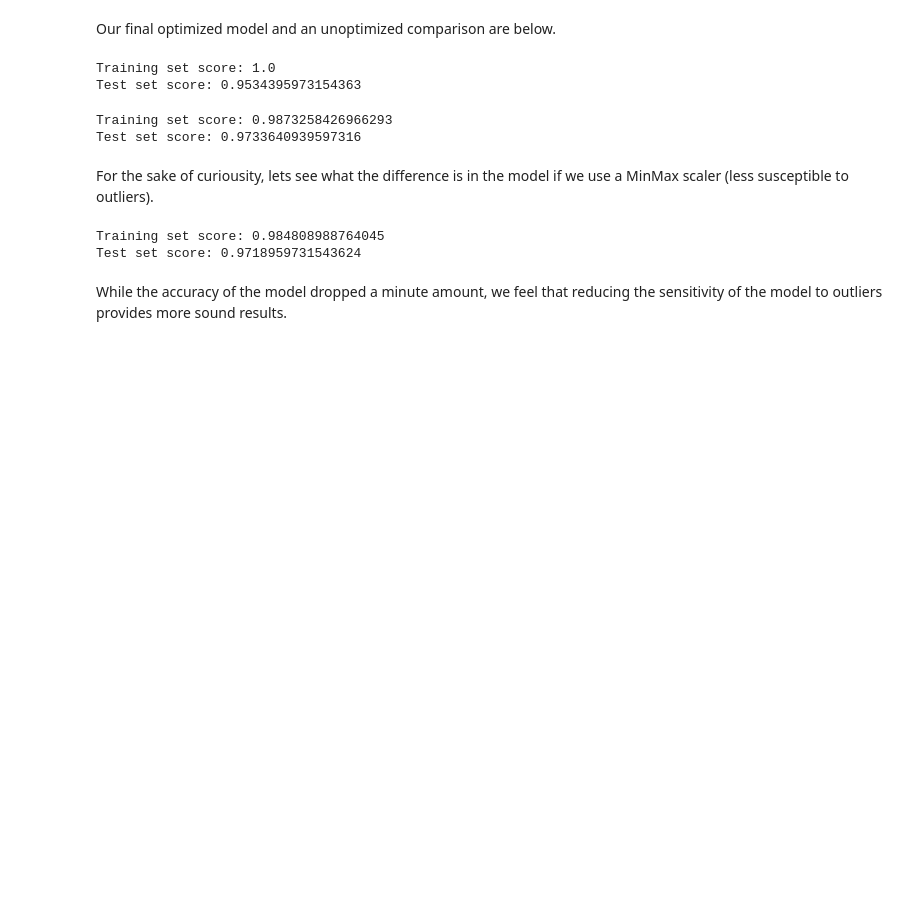
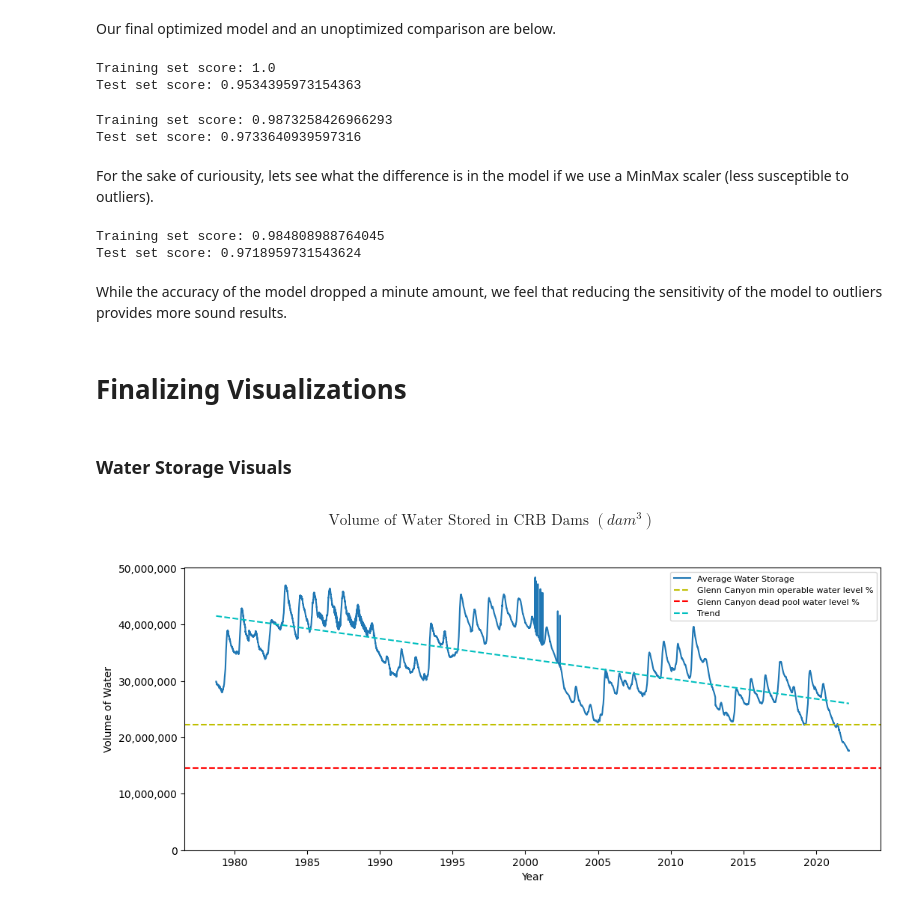
Before and after one commit to NaavSD/CO_River_Basin_SWE, a Jupyter notebook: Notebooks/Colorado_River_Water_Resources.ipynb, the cells around one changed output. Saved outputs shown, nothing was run; the diff lists cells and outputs as text; code cells hidden in the pictures; blank space fills up the shorter version.

Commit message:
Created water storage visualization.

```diff
--- a/Notebooks/Colorado_River_Water_Resources.ipynb
+++ b/Notebooks/Colorado_River_Water_Resources.ipynb
@@ -896,3 +896,36 @@ Training set score: 0.984808988764045
 Test set score: 0.9718959731543624
 # %% [markdown]
 While the accuracy of the model dropped a minute amount, we feel that reducing the sensitivity of the model to outliers provides more sound results.
+# %% [markdown]
+# Finalizing Visualizations
+# %% [markdown]
+### Water Storage Visuals
+# %%
+#import dates module
+import matplotlib.dates as mdates
+from IPython.display import display, Math
+import matplotlib.ticker as ticker
+
+
+# Set trendline values
+x = mdates.date2num(graphing.index)
+y = graphing['Water Storage']
+z = np.polyfit(x, y, 1)
+p = np.poly1d(z)
+
+# Plot time series of water storage
+plt.figure(figsize=(12,5), dpi=100)
+plt.plot(graphing['Water Storage'], label='Average Water Storage')
+plt.axhline(graphing['Water Storage'].max()*0.46, color='y', linestyle='--', label= 'Glenn Canyon min operable water level %')
+plt.axhline(graphing['Water Storage'].max()*0.30, color='r', linestyle='--', label= 'Glenn Canyon dead pool water level %')
+plt.title(display(Math(r'\text{Volume of Water Stored in CRB Dams }(dam^3)')))
+plt.xlabel('Year')
+plt.ylabel('Volume of Water')
+plt.plot(x, p(x), "c--", label='Trend')
+plt.gca().yaxis.set_major_formatter(ticker.StrMethodFormatter('{x:,.0f}'))
+plt.ylim(ymin=0)
+plt.legend(loc='upper right', fontsize=8)
+plt.show();
+# %% [output]
+$$\text{Volume of Water Stored in CRB Dams }(dam^3)$$
+[figure, added]
```
Also changed, not shown: parts of 6 cells of this notebook.
